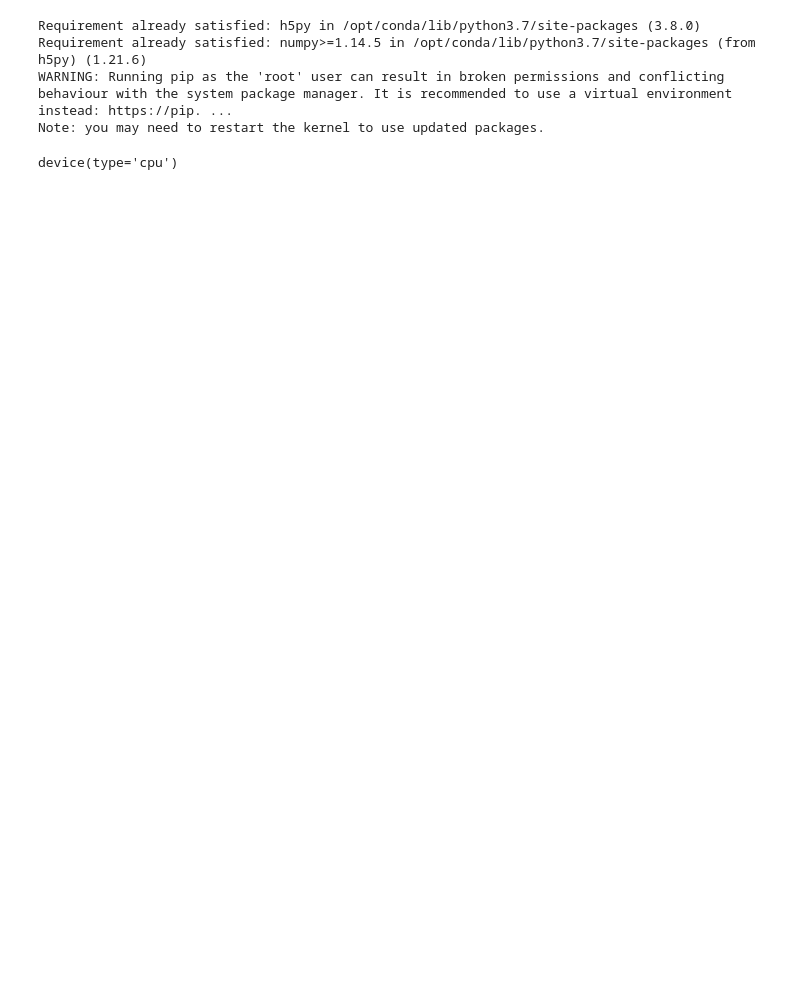
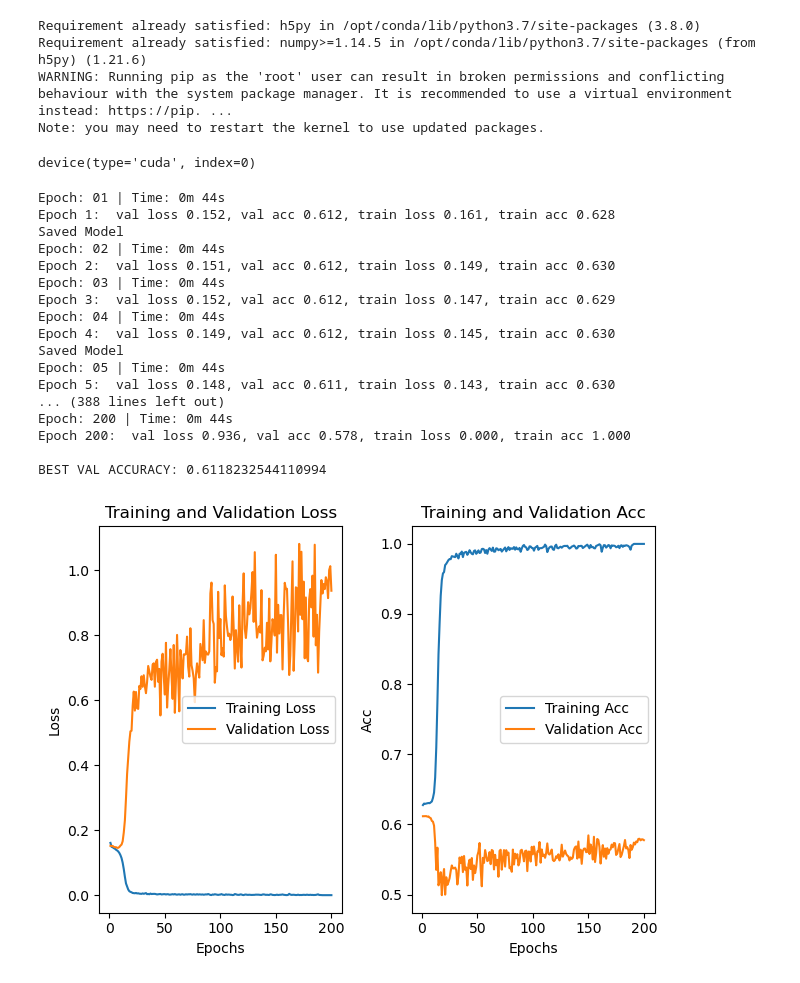
Before and after one commit to cs449w23/project-cs_get_degrees, a Jupyter notebook: CNN_rodney_multiclass.ipynb, the cells around one changed output. Saved outputs shown, nothing was run; the diff lists cells and outputs as text; code cells hidden in the pictures; blank space fills up the shorter version.

Commit message:
Updated models, ran experiments. Was not able to achieve meaningful output.

```diff
--- a/CNN_rodney_multiclass.ipynb
+++ b/CNN_rodney_multiclass.ipynb
@@ -177,28 +186,43 @@ class LSTM(torch.nn.Module):
 device = torch.device('cuda:0' if torch.cuda.is_available() else 'cpu')
 display(device)
 batch_size = 64
-initial_channel_size = 48
+initial_channel_size = 32
 lr=1e-4
-epochs=15
+epochs=100
 dropout = 0.3
-x_path = "/kaggle/input/x-ray-multiclass/X-ray_images"
-y_path = "/kaggle/input/x-ray-multiclass/X-ray_labels"
+x_path = "/kaggle/input/x-ray-multiclass20-000/X-ray_images_small"
+y_path = "/kaggle/input/x-ray-multiclass20-000/X-ray_labels_small"
 save_model_dir = "/kaggle/working/"
 # %% [output]
-device(type='cpu')
+device(type='cuda', index=0)
 # %%
 images = torch.load(x_path)
-train_data = images[:75_000]
-val_data = images[75_000:]
+train_data = images[:15_000]
+val_data = images[15_000:]
 labels = torch.load(y_path)
-train_labels = labels[:75_000]
-val_labels = labels[75_000:]
+train_labels = labels[:15_000]
+val_labels = labels[15_000:]
+
+
+# val_data_temp = val_data[:500].clone()
+# val_labels_temp = val_labels[:500].clone()
+# train_data_temp = train_data[:500].clone()
+# train_labels_temp = train_labels[:500].clone()
+
+# del images
+# del train_data
+# del val_data
+# del train_labels
+# del val_labels
+
 
 val_data_small = TensorDataset(val_data, val_labels)
-val_dataloader = DataLoader(val_data_small, batch_size=batch_size, shuffle=True, pin_memory=True)
+# val_data_small = TensorDataset(val_data_temp, val_labels_temp)
+val_dataloader = DataLoader(val_data_small, batch_size=batch_size, shuffle=True)
 
 train_data_small = TensorDataset(train_data, train_labels)
-train_dataloader = DataLoader(train_data_small, batch_size=batch_size, shuffle=True, pin_memory=True)
+# train_data_small = TensorDataset(train_data_temp, train_labels_temp)
+train_dataloader = DataLoader(train_data_small, batch_size=batch_size, shuffle=True)
 # %%
 # Define helper function to track length of epoch / print train/test curves
 def epoch_time(start_time, end_time):
@@ -236,9 +260,16 @@ def run_one_epoch(epoch_idx, cnn, model_out, optimizer, train_dataloader, val_da
         cnn_output = cnn(images.float())
         predictions = model_out(cnn_output).squeeze()
         acc_sum = 0
+#         for i, pred in enumerate(predictions):
+#             if not torch.all(torch.eq(pred.clone().detach().cpu().apply_(lambda num: round(num)), torch.zeros(14))):
+#                 print(pred.clone().detach().cpu().apply_(lambda num: round(num)))
+#                 print(labels[i])
+#                 input("")
         for i, pred in enumerate(predictions):
-          if torch.all(torch.eq(pred.clone().detach().apply_(lambda num: round(num)), labels[i])):
-            acc_sum += 1
+            if torch.all(torch.eq(pred.clone().detach().cpu().apply_(lambda num: round(num)), labels[i].clone().cpu())):
+#                 if not torch.all(torch.eq(labels[i].clone().cpu(), torch.zeros(14))):
+#                     print(labels[i])
+                acc_sum += 1
         acc = acc_sum / labels.size(0)
         # acc = torch.sum(predictions == labels) / labels.size(0)
 #         print(predictions.shape, labels.squeeze().shape)
@@ -261,11 +292,11 @@ def run_one_epoch(epoch_idx, cnn, model_out, optimizer, train_dataloader, val_da
       for batch_idx, (images, labels) in enumerate(val_dataloader):
           images = images.to(device)
           labels = labels.to(device)
-          cnn_output = cnn(images)
+          cnn_output = cnn(images.float())
           predictions = model_out(cnn_output).squeeze()
           acc_sum = 0
           for i, pred in enumerate(predictions):
-              if torch.all(torch.eq(pred.clone().detach().apply_(lambda num: round(num)), labels[i])):
+              if torch.all(torch.eq(pred.clone().detach().cpu().apply_(lambda num: round(num)), labels[i].clone().cpu())):
                   acc_sum += 1
           acc = acc_sum / labels.size(0)
           # acc = torch.sum(predictions == labels) / labels.size(0)
@@ -356,3 +387,25 @@ def train_lstm(initial_channel_size=16,lr=2.5e-5, epochs=15, dropout=0.25, verbo
                                                                                model_out_name="model_out_lstm")
     print(f"\nBEST VAL ACCURACY: {best_val_acc}")
     print_model_performance(lstm_train_accs, lstm_train_losses, lstm_val_accs, lstm_val_losses)
+# %%
+# train fc
+train_fc(initial_channel_size=24, lr=1e-4, epochs=200, dropout=0, verbose=True)
+# %% [output]
+Epoch: 01 | Time: 0m 44s
+Epoch 1:  val loss 0.152, val acc 0.612, train loss 0.161, train acc 0.628
+Saved Model
+Epoch: 02 | Time: 0m 44s
+Epoch 2:  val loss 0.151, val acc 0.612, train loss 0.149, train acc 0.630
+Epoch: 03 | Time: 0m 44s
+Epoch 3:  val loss 0.152, val acc 0.612, train loss 0.147, train acc 0.629
+Epoch: 04 | Time: 0m 44s
+Epoch 4:  val loss 0.149, val acc 0.612, train loss 0.145, train acc 0.630
+Saved Model
+Epoch: 05 | Time: 0m 44s
+Epoch 5:  val loss 0.148, val acc 0.611, train loss 0.143, train acc 0.630
+... (388 lines left out)
+Epoch: 200 | Time: 0m 44s
+Epoch 200:  val loss 0.936, val acc 0.578, train loss 0.000, train acc 1.000
+
+BEST VAL ACCURACY: 0.6118232544110994
+[figure, added]
```
Also changed, not shown: parts of 8 cells of this notebook.
